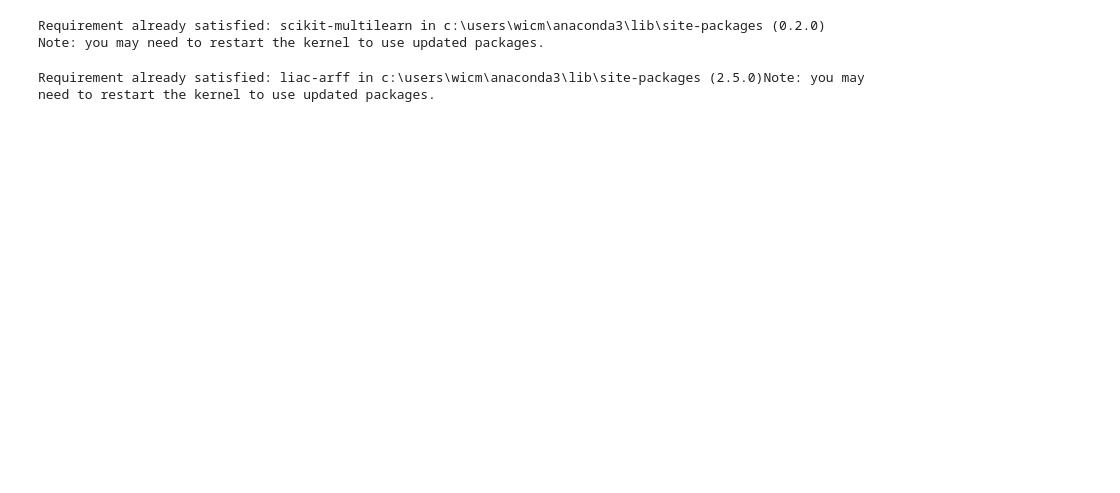
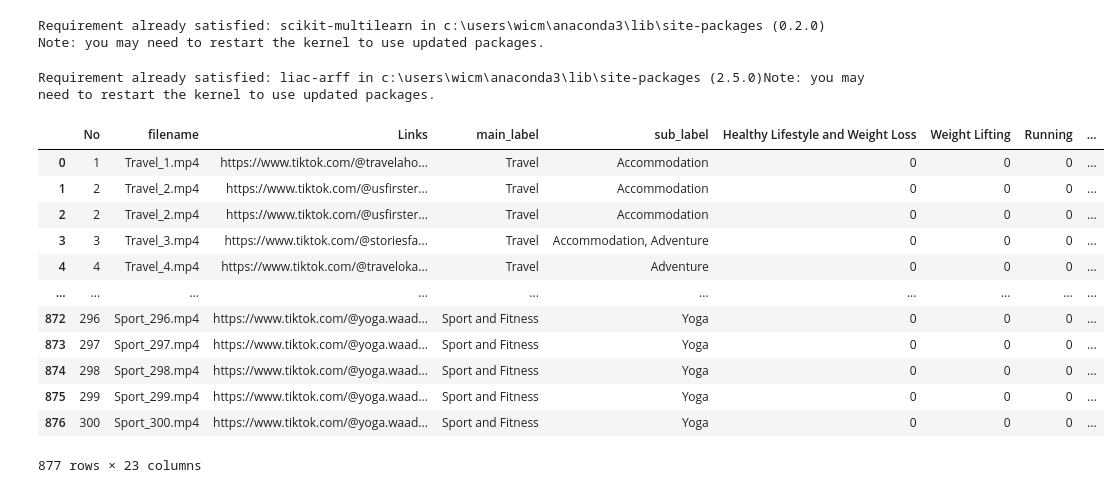
Before and after one commit to eatrabyo/multi_label_classification_on_tik_tok_videos, a Jupyter notebook: dataset.ipynb, the cells around one changed output. Saved outputs shown, nothing was run; the diff lists cells and outputs as text; code cells hidden in the pictures; blank space fills up the shorter version.

```diff
--- a/dataset.ipynb
+++ b/dataset.ipynb
@@ -16,3 +16,19 @@ file_df = pd.read_csv('data/data_set_label_adjusted.csv')
+# %%
+file_df
+# %% [output]
+|  | No | filename | Links | main_label | sub_label | Healthy Lifestyle and Weight Loss | Weight Lifting | Running | ... |
+| 0 | 1 | Travel_1.mp4 | https://www.tiktok.com/@travelaho... | Travel | Accommodation | 0 | 0 | 0 | ... |
+| 1 | 2 | Travel_2.mp4 | https://www.tiktok.com/@usfirster... | Travel | Accommodation | 0 | 0 | 0 | ... |
+| 2 | 2 | Travel_2.mp4 | https://www.tiktok.com/@usfirster... | Travel | Accommodation | 0 | 0 | 0 | ... |
+| 3 | 3 | Travel_3.mp4 | https://www.tiktok.com/@storiesfa... | Travel | Accommodation, Adventure | 0 | 0 | 0 | ... |
+| 4 | 4 | Travel_4.mp4 | https://www.tiktok.com/@traveloka... | Travel | Adventure | 0 | 0 | 0 | ... |
+| ... | ... | ... | ... | ... | ... | ... | ... | ... | ... |
+| 872 | 296 | Sport_296.mp4 | https://www.tiktok.com/@yoga.waad... | Sport and Fitness | Yoga | 0 | 0 | 0 | ... |
+| 873 | 297 | Sport_297.mp4 | https://www.tiktok.com/@yoga.waad... | Sport and Fitness | Yoga | 0 | 0 | 0 | ... |
+| 874 | 298 | Sport_298.mp4 | https://www.tiktok.com/@yoga.waad... | Sport and Fitness | Yoga | 0 | 0 | 0 | ... |
+| 875 | 299 | Sport_299.mp4 | https://www.tiktok.com/@yoga.waad... | Sport and Fitness | Yoga | 0 | 0 | 0 | ... |
+| 876 | 300 | Sport_300.mp4 | https://www.tiktok.com/@yoga.waad... | Sport and Fitness | Yoga | 0 | 0 | 0 | ... |
+877 rows × 23 columns
 # %%
 X = file_df.loc[:, ['filename']].to_numpy()
 y = file_df.loc[:, ["Healthy Lifestyle and Weight Loss", "Weight Lifting", "Running", "Yoga", "Haircare", "Makeup", "Skincare", "Outfit", "Accommodation", "Adventure", "Culture", "Food and drink"]].to_numpy()
```
Also changed, not shown: parts of 21 cells of this notebook, 1 other file.
